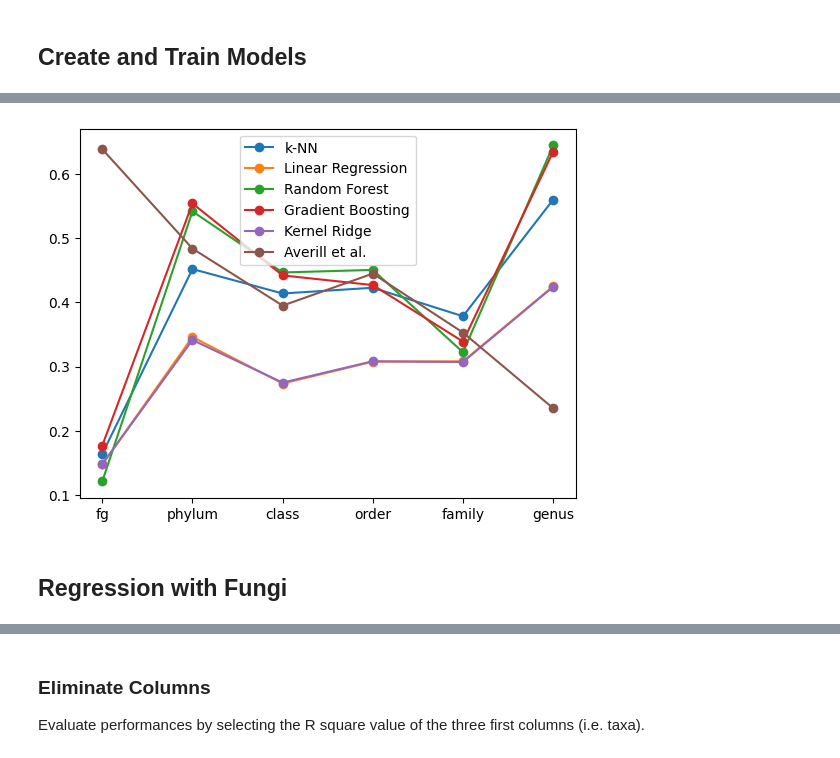
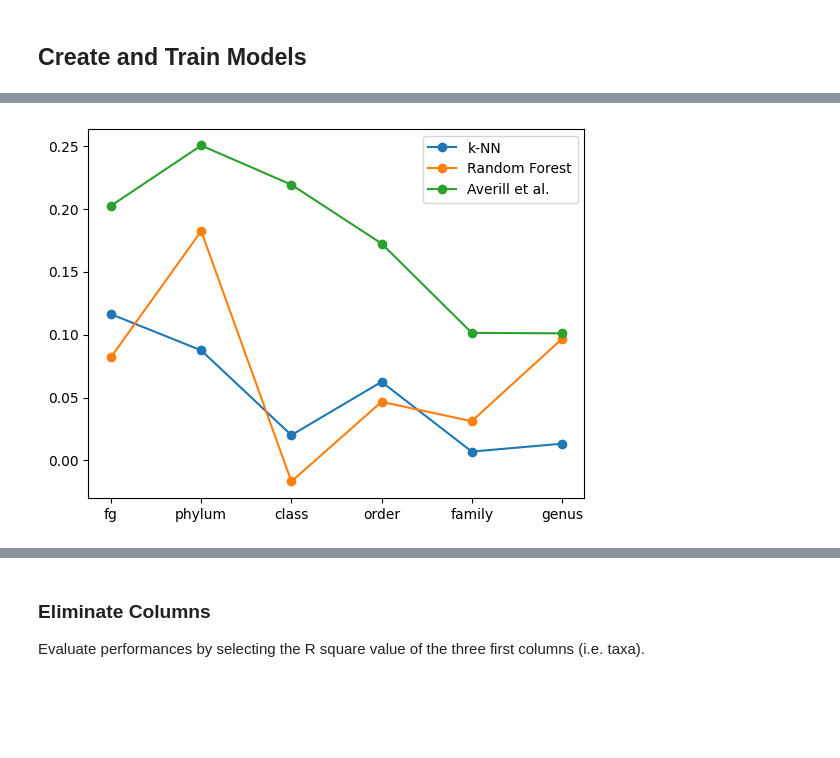
Before and after one commit to Vincent-Therrien/micropyome, a Jupyter notebook: demos/regressions.ipynb, the cells around one changed output, grey strips where cells are left out. Drawn from its saved outputs; the diff is of its cells as text; code cells hidden in the pictures; blank space fills up the shorter version.

```diff
--- a/demos/regressions.ipynb
+++ b/demos/regressions.ipynb
@@ -69,0 +81,2 @@ Y["fg"].head()
+# %%
+results = regression.train_evaluate_models_multiple_taxa(models, X, Y, threshold=0.006, k_fold=5)
@@ -76,5 +175,3 @@ models = {
     "Gradient Boosting": MultiOutputRegressor(GradientBoostingRegressor()),
     "Kernel Ridge": KernelRidge()
 }
-# %%
-results = regression.train_evaluate_models_multiple_taxa(models, X, Y, "other", 0.01, 5)
@@ -101,0 +204,28 @@ published_results = averill_results.iloc[0].to_list()[1:]
+# %%
+published_results = []
+
+for level in regression.TAXONOMIC_LEVELS:
+    y = pd.read_csv(f"{DATASET_PATH}{level}/observed.csv", float_precision='high')
+    y = y.drop(y.columns[0], axis=1)
+    pred = pd.read_csv(f"{DATASET_PATH}{level}/predicted.csv", float_precision='high')
+    pred = pred.drop(pred.columns[0], axis=1)
+
+    if level == "phylum":
+        pred = pred.drop(columns="other", errors="ignore")
+        y = y.drop(columns="other", errors="ignore")
+    elif level == "fg":
+        for column in y.columns:
+            if y[column].mean() < 0.01:
+                pred = pred.drop(columns=column, errors='ignore')
+                y = y.drop(columns=column, errors='ignore')
+    else:
+        for column in y.columns:
+            if y[column].mean() < 0.012:
+                pred = pred.drop(columns=column, errors='ignore')
+                y = y.drop(columns=column, errors='ignore')
+
+    published_prediction = normalize_categories(pred)
+    y = normalize_categories(y)
+    r2 = regression.r2_score_by_column(y, published_prediction)
+    print(f"{level}: {r2}")
+    published_results.append(np.mean(r2))
@@ -102,17 +239,25 @@ published_results = averill_results.iloc[0].to_list()[1:]
 # %%
 x = list(range(len(regression.TAXONOMIC_LEVELS)))
 
 for model in models:
-    if model == "Decision Tree":
+    if model in ("Kernel Ridge", "Decision Tree", "Gradient Boosting", "Linear Regression"):
         continue
     y = [results[level][model] for level in regression.TAXONOMIC_LEVELS]
     plt.plot(x, y, "-o", label=model)
 
 plt.plot(x, published_results, "-o", label="Averill et al.")
 plt.xticks(x, regression.TAXONOMIC_LEVELS)
 plt.legend()
 plt.show()
+
+# Comparer avec la figure 2 de l'article (appliquer l'optimisation)
+# py reg_champs_comp.py --mode opt
+# Tester avec la même méthode de normalisation et les seuils
+# Ajouter le k-NN dans le script original
+
+# Après la confirmation des champignons, tester avec les données que Zaya
+# a envoyées.
+# from sklearn.feature_extraction import FeatureHasher
+# Bourses CRSNG
 # %% [output]
-[figure, old version]
+[figure, new version]
-# %% [markdown]
-## Regression with Fungi
```
Also changed, not shown: parts of 34 cells of this notebook, 3 other files.
